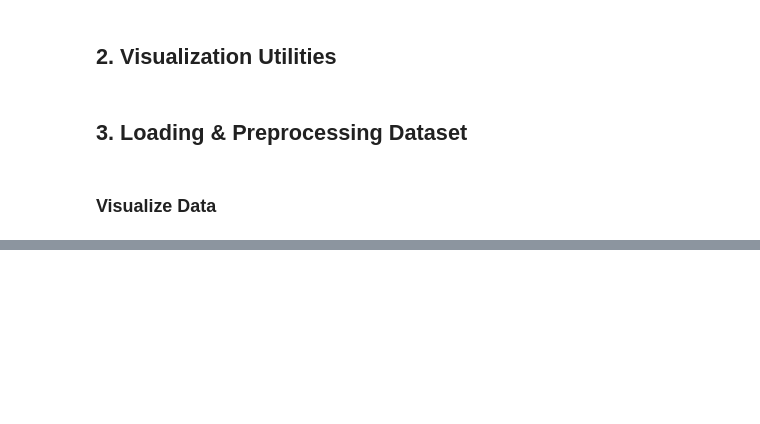
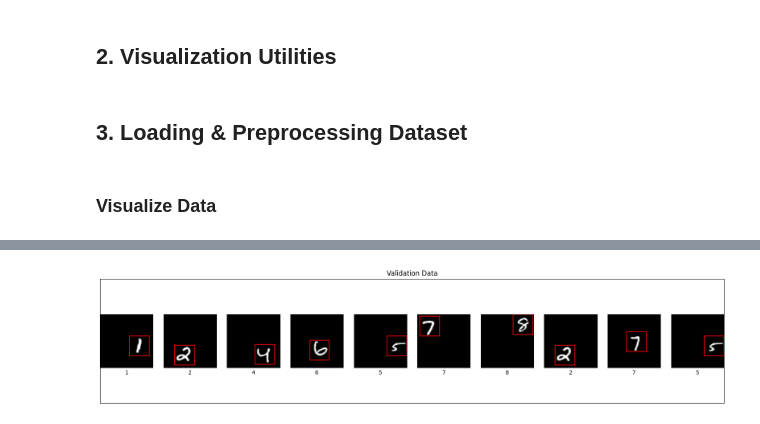
Before and after one commit to CodeByD3v/ML-Experiments, a Jupyter notebook: Object Detection/Handwritten Digits/notebook/Object_Detection_Classification_and_Localization.ipynb, the cells around one changed output, grey strips where cells are left out. Cells and saved outputs as stored; diff of their text form; code cells hidden in the pictures; blank space fills up the shorter version.

```diff
--- a/Object Detection/Handwritten Digits/notebook/Object_Detection_Classification_and_Localization.ipynb
+++ b/Object Detection/Handwritten Digits/notebook/Object_Detection_Classification_and_Localization.ipynb
@@ -279,0 +295,6 @@ display_digits_with_boxes(training_digits , training_labels , training_labels, n
+# %%
+display_digits_with_boxes(validation_digits , validation_labels
+                          , validation_labels,
+                          np.array([]) , validation_bboxes , np.array([]) , "Validation Data")
+# %% [output]
+[figure, added]
```
Also changed, not shown: parts of 7 cells of this notebook.
